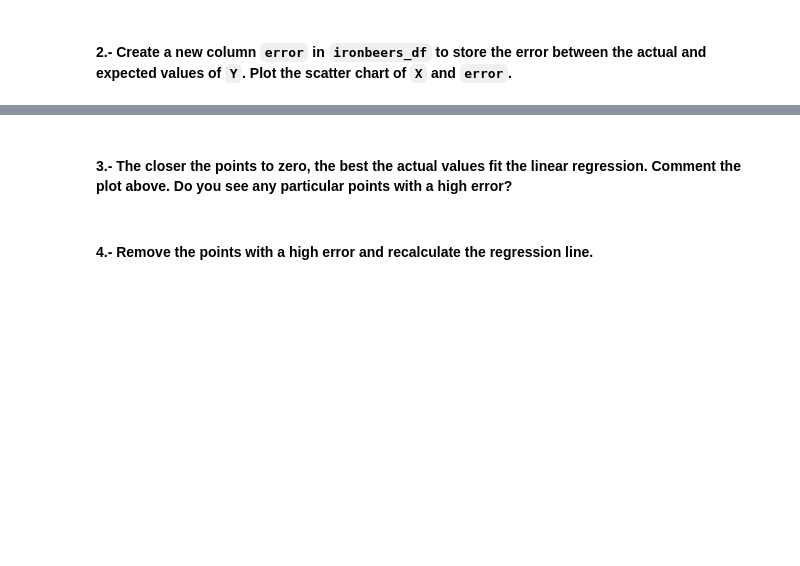
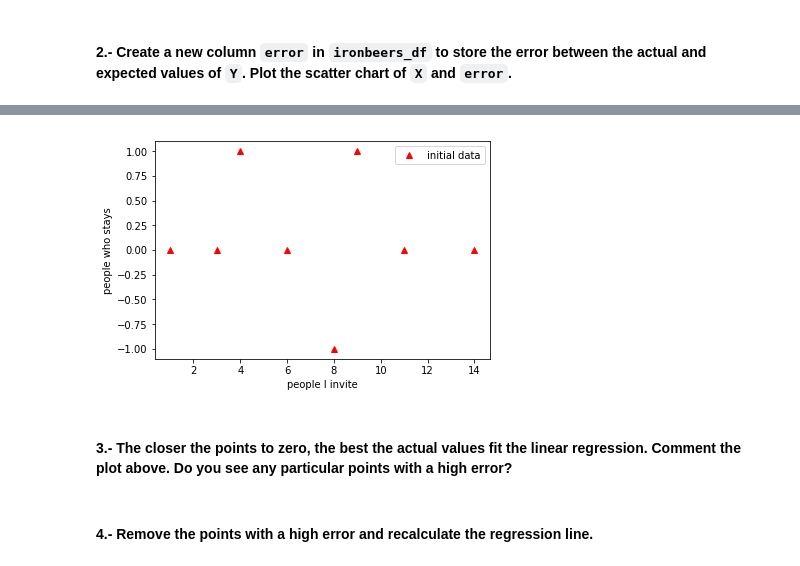
Before and after one commit to ta-data-bcn/lab-linear-regression-correlation, a Jupyter notebook: your-code/main.ipynb, the cells around one changed output, grey strips where cells are left out. Cells and saved outputs as stored; diff of their text form; code cells hidden in the pictures; blank space fills up the shorter version.

```diff
--- a/your-code/main.ipynb
+++ b/your-code/main.ipynb
@@ -218,0 +257,3 @@ In this challenge, you are asked to do an error analysis using the data in **cha
+# %%
+ironbeers_df['expected_Y']= round(ironbeers_df['X']*m_iron + b_iron,0)
+ironbeers_df
@@ -222,0 +272,2 @@ In this challenge, you are asked to do an error analysis using the data in **cha
+# %%
+ironbeers_df['error'] =ironbeers_df['Y'] - ironbeers_df['expected_Y']
@@ -223,3 +286,16 @@ In this challenge, you are asked to do an error analysis using the data in **cha
+# %%
+absences_new = m*data.Age +b
+
+#plt.errorbar(ironbeers_df['X'], ironbeers_df['Y'], yerr=ironbeers_df['error'], fmt='b^')
+
+plt.plot(ironbeers_df['X'] ,ironbeers_df['error'] ,'r^', label='initial data')
+plt.xlabel('people I invite')
+plt.ylabel('people who stays')
+
+plt.legend()
+plt.show()
+# %% [output]
+[figure, added]
 # %% [markdown]
 #### 3.- The closer the points to zero, the best the actual values fit the linear regression. Comment the plot above. Do you see any particular points with a high error?
 # %%
```
Also changed, not shown: parts of 26 cells of this notebook.
